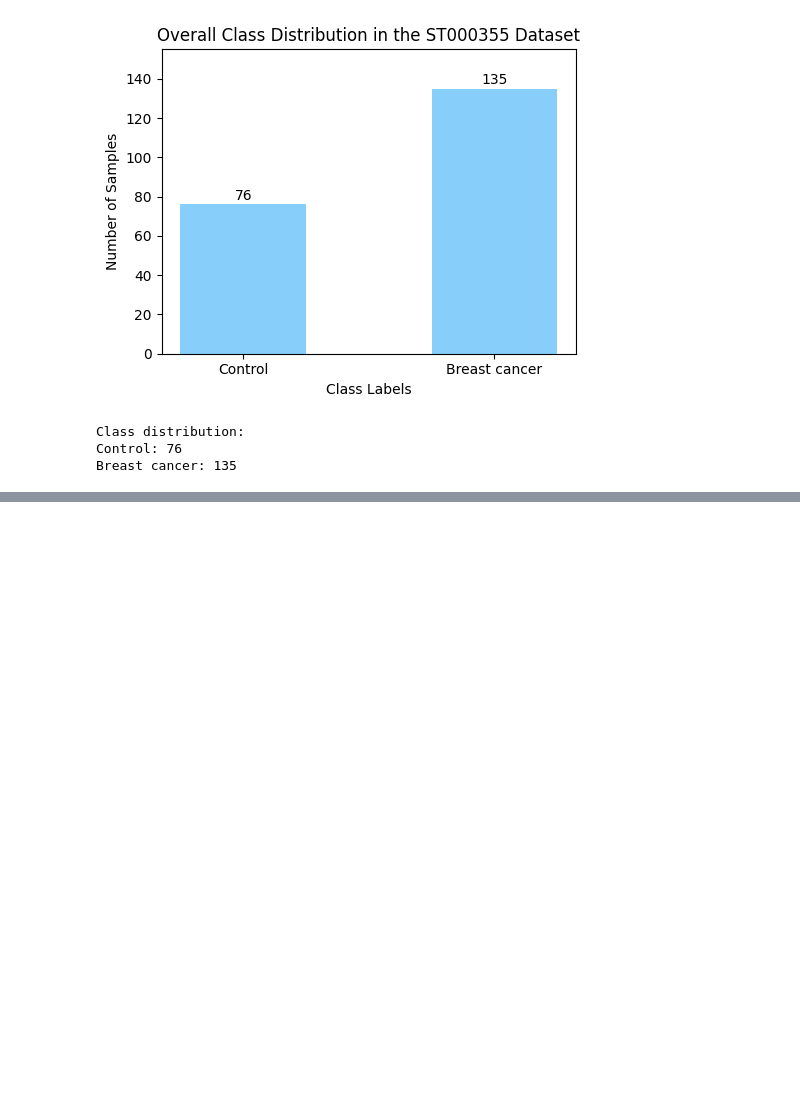
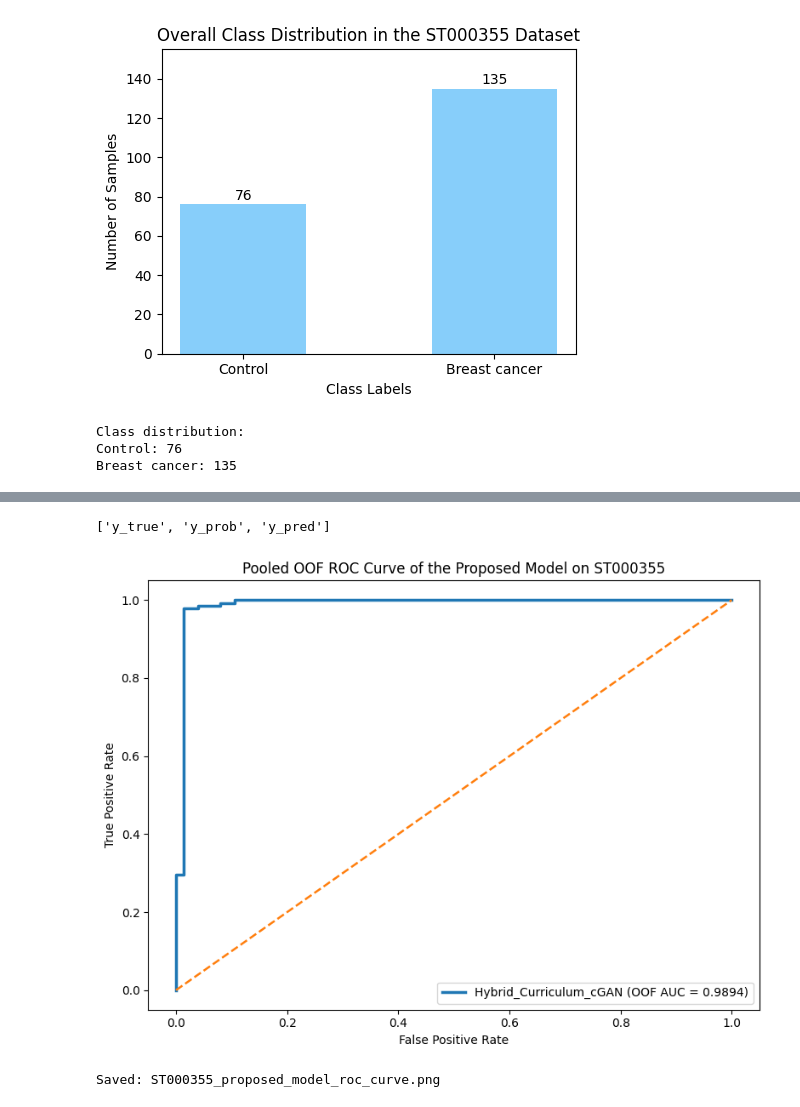
Before and after one commit to Jiahui88/Master-s-thesis, a Jupyter notebook: hybrid_FINAL_ST000355.ipynb, the cells around one changed output, grey strips where cells are left out. Drawn from its saved outputs; the diff is of its cells as text; code cells hidden in the pictures; blank space fills up the shorter version.

```diff
--- a/hybrid_FINAL_ST000355.ipynb
+++ b/hybrid_FINAL_ST000355.ipynb
@@ -1994,0 +2050,38 @@ Saved: chapter5_table_ablation_post_tuning.csv
+# %%
+# =========================
+# ROC curve of the proposed model on ST000355
+# =========================
+
+import pandas as pd
+import matplotlib.pyplot as plt
+from sklearn.metrics import roc_curve, roc_auc_score
+
+oof_path = "oof_outputs/Hybrid_concat_LR_Curriculum_GAN_oof_predictions.csv"
+oof_df = pd.read_csv(oof_path)
+
+print(oof_df.columns.tolist())
+
+y_true = oof_df["y_true"].astype(int).values
+y_prob = oof_df["y_prob"].astype(float).values
+
+fpr, tpr, _ = roc_curve(y_true, y_prob)
+auc_val = roc_auc_score(y_true, y_prob)
+
+plt.figure(figsize=(8, 6))
+plt.plot(fpr, tpr, linewidth=2.5, label=f"Hybrid_Curriculum_cGAN (OOF AUC = {auc_val:.4f})")
+plt.plot([0, 1], [0, 1], linestyle="--", linewidth=1.8)
+
+plt.xlabel("False Positive Rate")
+plt.ylabel("True Positive Rate")
+plt.title("Pooled OOF ROC Curve of the Proposed Model on ST000355")
+plt.legend(loc="lower right", frameon=True)
+plt.tight_layout()
+
+plt.savefig("ST000355_proposed_model_roc_curve.png", dpi=300, bbox_inches="tight")
+plt.show()
+
+print("Saved: ST000355_proposed_model_roc_curve.png")
+# %% [output]
+['y_true', 'y_prob', 'y_pred']
+[figure, added]
+Saved: ST000355_proposed_model_roc_curve.png
```
Also changed, not shown: parts of 5 cells of this notebook, 1 other file.
